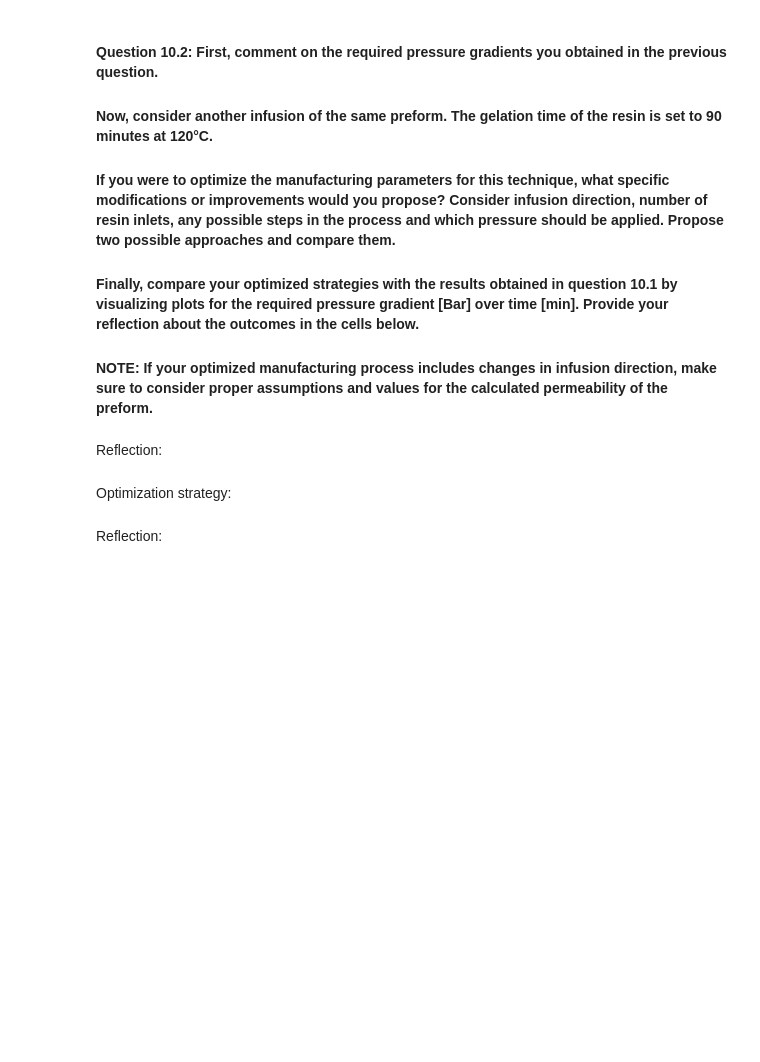
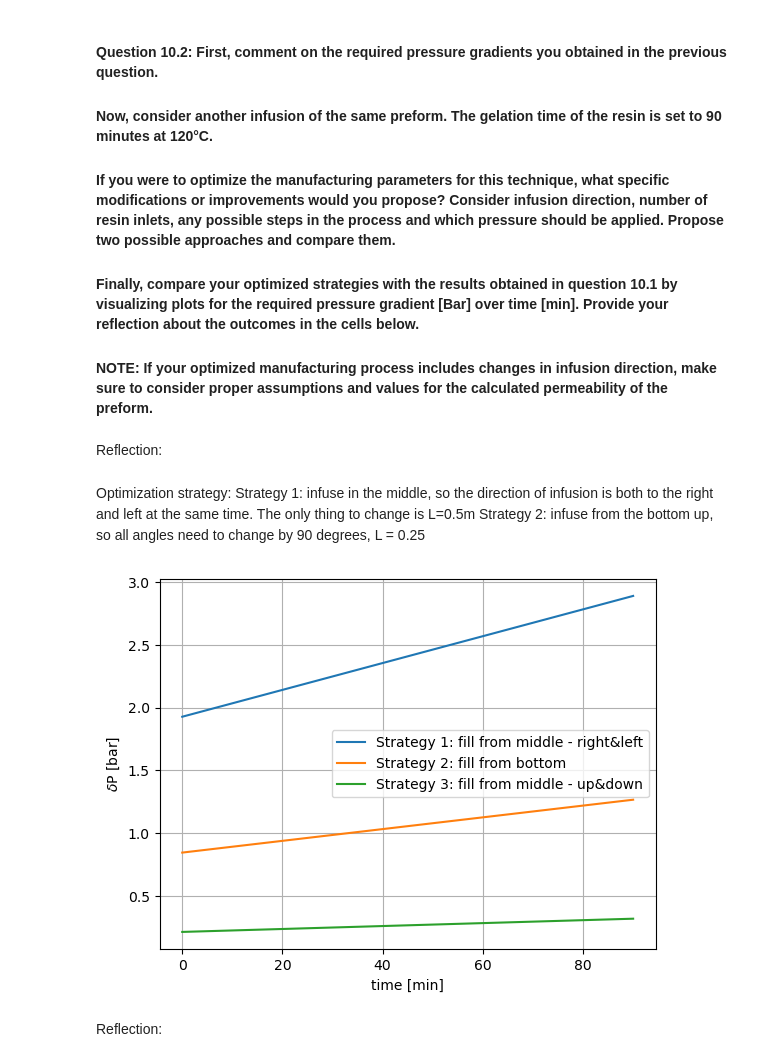
Before and after one commit to arthurstreebgreebling/PCM, a Jupyter notebook: A2 Rheokinetics/Notebook Rheokinetics.ipynb, the cells around one changed output. Drawn from its saved outputs; the diff is of its cells as text; code cells hidden in the pictures; blank space fills up the shorter version.

```diff
--- a/A2 Rheokinetics/Notebook Rheokinetics.ipynb
+++ b/A2 Rheokinetics/Notebook Rheokinetics.ipynb
@@ -616,8 +628,22 @@ Answer:
 #### NOTE: If your optimized manufacturing process includes changes in infusion direction, make sure to consider proper assumptions and values for the calculated permeability of the preform.
 # %% [markdown]
 Reflection:
-# %% [markdown]
-Optimization strategy:
+# %% [markdown]
+Optimization strategy:
+Strategy 1: infuse in the middle, so the direction of infusion is both to the right and left at the same time. The only thing to change is L=0.5m
+Strategy 2: infuse from the bottom up, so all angles need to change by 90 degrees, L = 0.25
+# %%
+t = np.linspace(0,5400,5400)
+plt.plot(t/60, pressure_gradient(t, L=0.5)/1e5, label='Strategy 1: fill from middle - right&left')
+plt.plot(t/60, pressure_gradient(t, theta=90, L=0.25)/1e5, label='Strategy 2: fill from bottom')
+plt.plot(t/60, pressure_gradient(t, theta=90, L=0.125)/1e5, label='Strategy 3: fill from middle - up&down')
+plt.legend()
+plt.xlabel('time [min]')
+plt.ylabel('$\delta$P [bar]')
+plt.grid()
+plt.show()
+# %% [output]
+[figure, added]
 # %% [markdown]
 Reflection:
 # %% [markdown]
```
Also changed, not shown: parts of 4 cells of this notebook.
